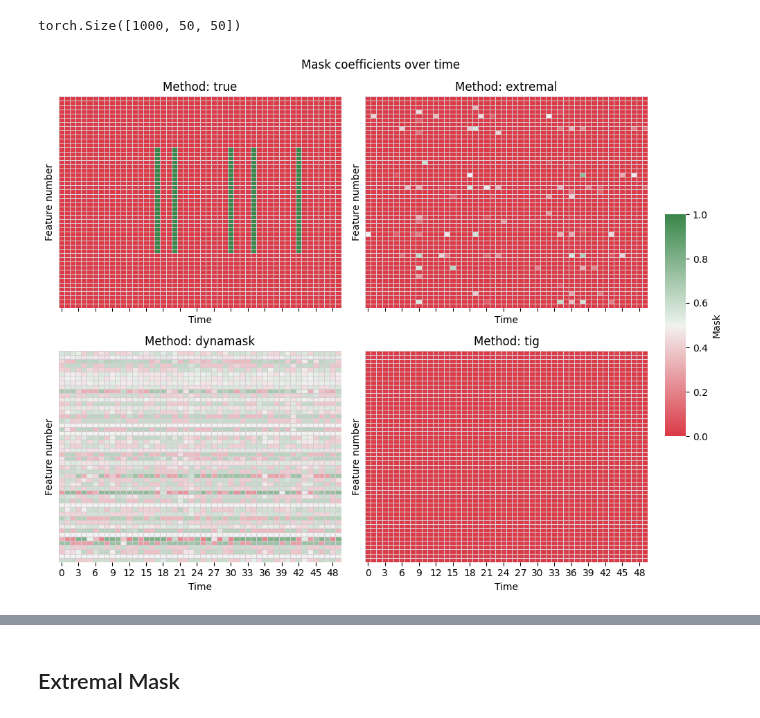
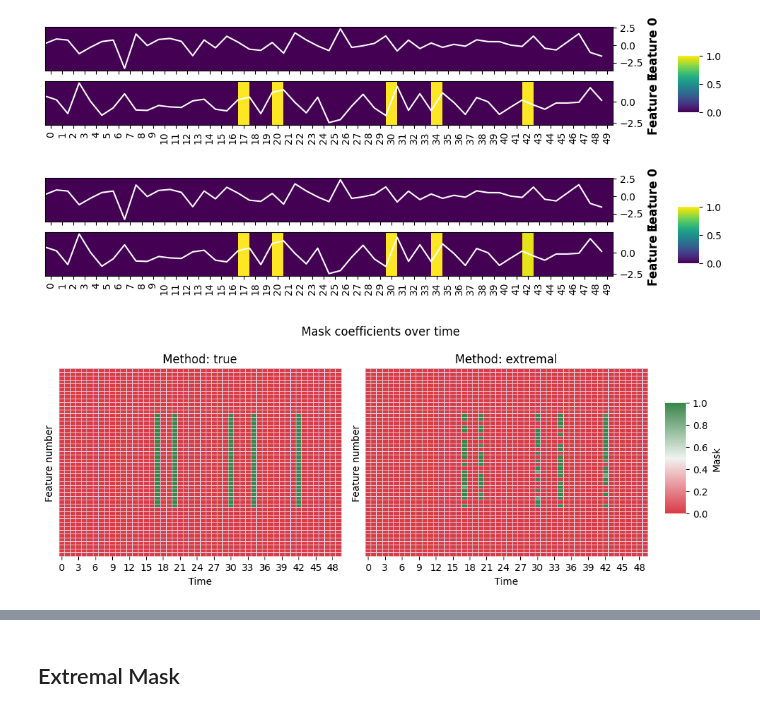
Before and after one commit to anonymous8293/factai, a Jupyter notebook: visualization.ipynb, the cells around one changed output, grey strips where cells are left out. Cells and saved outputs as stored; diff of their text form; code cells hidden in the pictures.

Commit message:
feat: load models and visualize perturbations

```diff
--- a/visualization.ipynb
+++ b/visualization.ipynb
@@ -7,13 +7,34 @@ from tint.datasets import Arma
 
 arma = Arma()
 arma.download()  # This method generates the dataset
+# %%
+import pickle
+
+def save_explainer(explainer, mlp=None, explainer_name="explainer"):
+    if mlp is not None:
+        with open(f"mlp_{explainer_name}.pkl", "wb") as f:
+            pickle.dump(mlp, f)
+
+    with open(f"{explainer_name}.pkl", "wb") as f:
+        pickle.dump(explainer, f)
+
+
+def load_explainer(explainer_name="explainer"):
+    with open(f"{explainer_name}_attr.pkl", "rb") as f:
+        attr = pickle.load(f)
+
+    with open(f"{explainer_name}_mask_net.pkl", "rb") as f:
+        mask_net = pickle.load(f)
+
+    with open(f"{explainer_name}_explainer.pkl", "rb") as f:
+        explainer = pickle.load(f)
+
+    return attr, mask_net, explainer
 # %%
 inputs = arma.preprocess()["x"]
 true_saliencies = arma.true_saliency(dim=1)
-# %%
-inputs.size()
-# %% [output]
-torch.Size([1000, 50, 50])
+# %%
+extremal_attr, extremal_mask_net, extremal_explainer = load_explainer("experiments/arma/extremal")
 # %%
 # Taken from https://github.com/fzi-forschungszentrum-informatik/TSInterpret/blob/main/TSInterpret/InterpretabilityModels/Saliency/Saliency_Base.py
 def plot_saliency(ts_data, saliency_list, figsize=None):
@@ -92,14 +113,20 @@ def plot_saliency2(saliencies, figsize=None):
     fig.suptitle("Mask coefficients over time")
     fig.tight_layout(rect=[0, 0, 0.9, 1])
     plt.show()
+# %%
+plot_saliency(inputs[0][11:13], true_saliencies[0][11:13])
+# %% [output]
+[figure, added]
+# %%
+plot_saliency(inputs[0][11:13], extremal_attr[0][11:13])
+# %% [output]
+[figure, added]
 # %%
 SAL_ID = 0
 saliencies = {
     "true": true_saliencies[SAL_ID],
-    "extremal": attr_extremal[SAL_ID],
-    "dynamask": attr_dynamask[SAL_ID],
-    "tig": attr_tig[SAL_ID]
+    "extremal": extremal_attr[SAL_ID],
 }
 plot_saliency2(saliencies)
 # %% [output]
-[figure, old version]
+[figure, new version]
```
Also changed, not shown: parts of 18 cells of this notebook.
